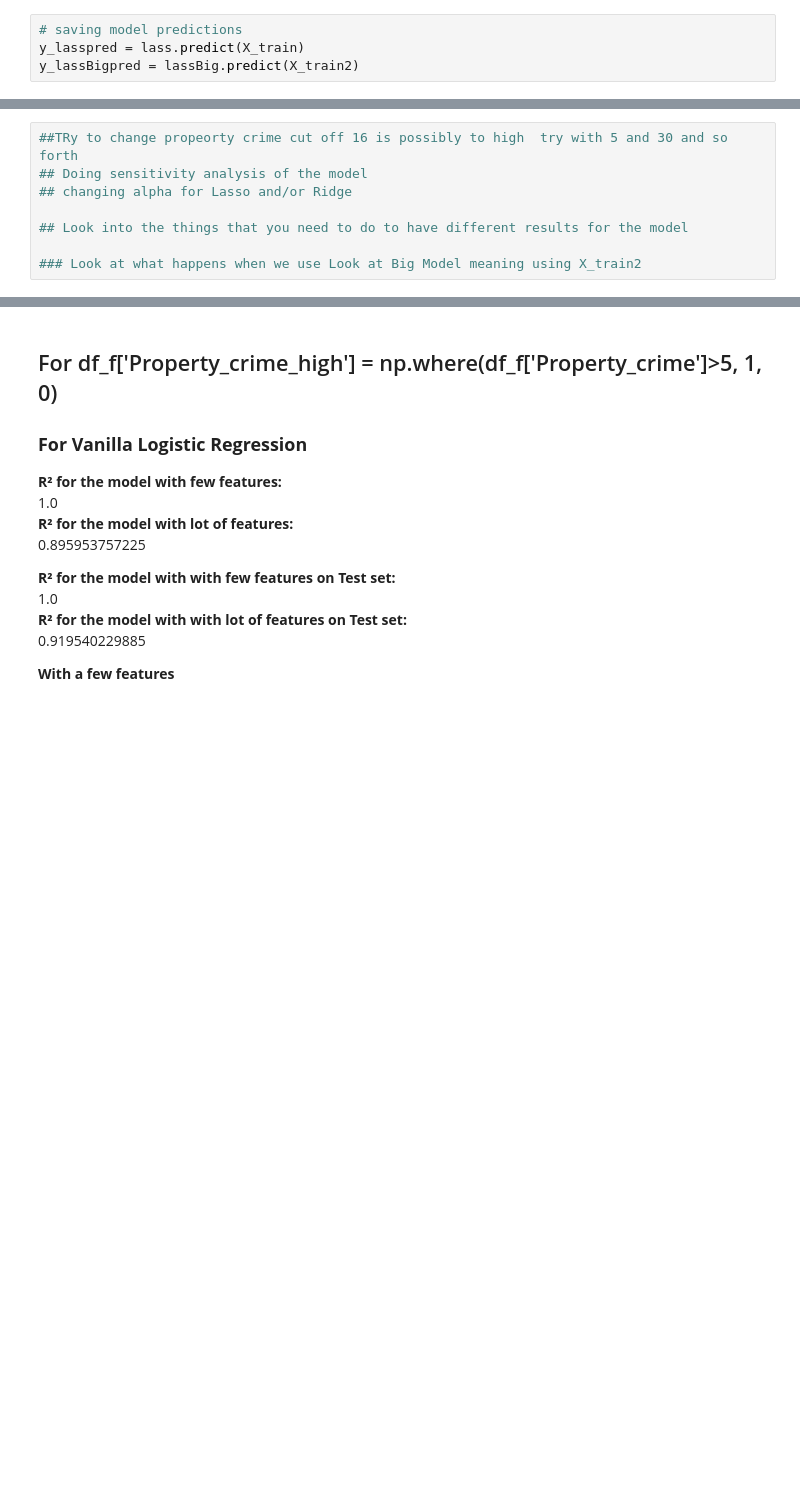
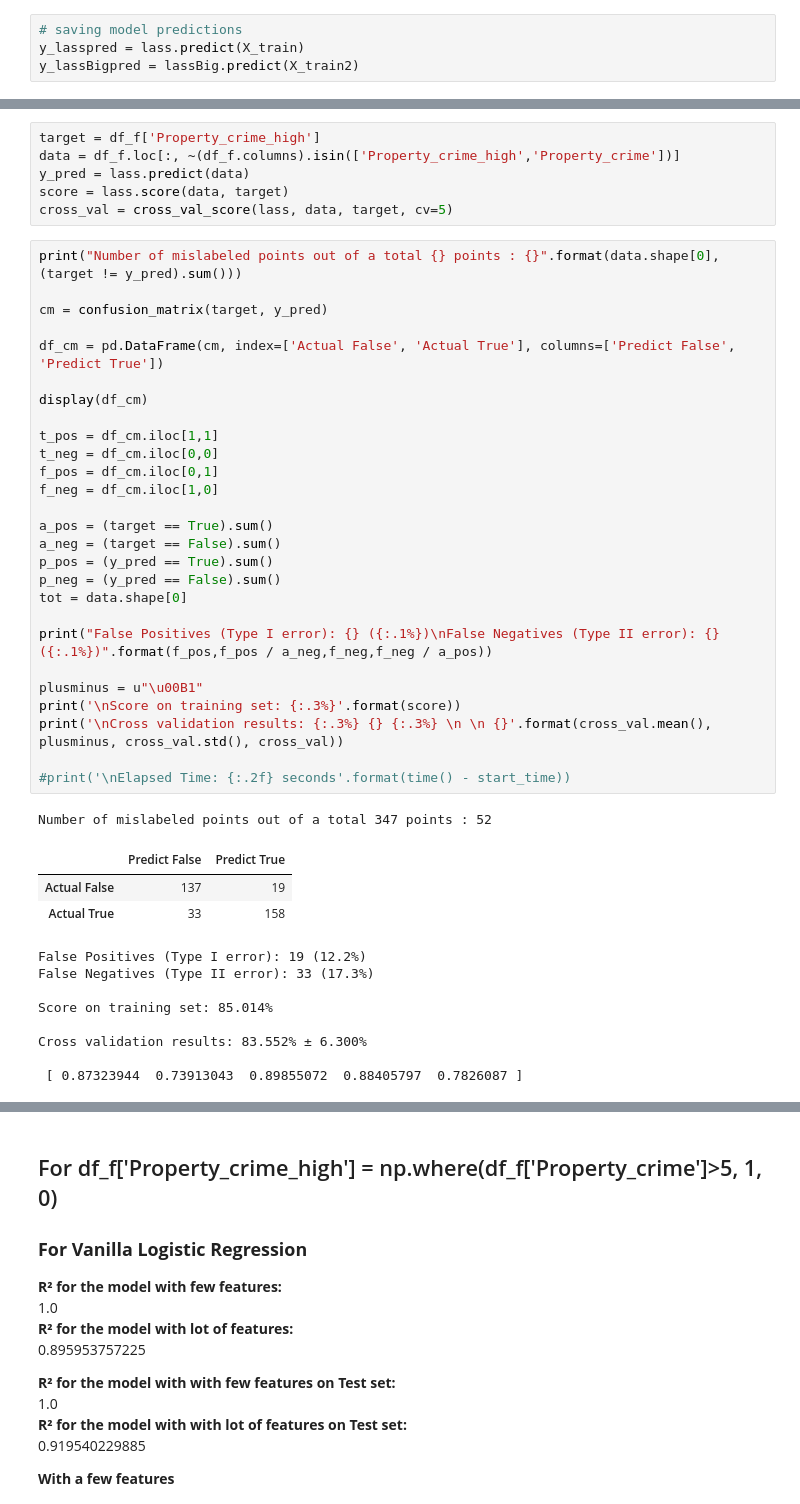
Before and after one commit to mguemon/Thinkful-, a Jupyter notebook: Challenge_AdvancedRegression.ipynb, the cells around one changed output, grey strips where cells are left out. Drawn from its saved outputs; the diff is of its cells as text; blank space fills up the shorter version.

```diff
--- a/Challenge_AdvancedRegression.ipynb
+++ b/Challenge_AdvancedRegression.ipynb
@@ -613,8 +736,46 @@ Average Score with lots of features:  0.991385997142
-# %%
-##TRy to change propeorty crime cut off 16 is possibly to high  try with 5 and 30 and so forth
-## Doing sensitivity analysis of the model
-## changing alpha for Lasso and/or Ridge
-
-## Look into the things that you need to do to have different results for the model
-
-### Look at what happens when we use Look at Big Model meaning using X_train2
+# %%
+target = df_f['Property_crime_high']
+data = df_f.loc[:, ~(df_f.columns).isin(['Property_crime_high','Property_crime'])]
+y_pred = lass.predict(data)
+score = lass.score(data, target)
+cross_val = cross_val_score(lass, data, target, cv=5)
+# %%
+print("Number of mislabeled points out of a total {} points : {}".format(data.shape[0], (target != y_pred).sum()))
+
+cm = confusion_matrix(target, y_pred)
+
+df_cm = pd.DataFrame(cm, index=['Actual False', 'Actual True'], columns=['Predict False', 'Predict True'])
+
+display(df_cm)
+
+t_pos = df_cm.iloc[1,1]
+t_neg = df_cm.iloc[0,0]
+f_pos = df_cm.iloc[0,1]
+f_neg = df_cm.iloc[1,0]
+
+a_pos = (target == True).sum()
+a_neg = (target == False).sum()
+p_pos = (y_pred == True).sum()
+p_neg = (y_pred == False).sum()
+tot = data.shape[0]
+
+print("False Positives (Type I error): {} ({:.1%})\nFalse Negatives (Type II error): {} ({:.1%})".format(f_pos,f_pos / a_neg,f_neg,f_neg / a_pos))
+
+plusminus = u"\u00B1"
+print('\nScore on training set: {:.3%}'.format(score))
+print('\nCross validation results: {:.3%} {} {:.3%} \n \n {}'.format(cross_val.mean(), plusminus, cross_val.std(), cross_val))
+
+#print('\nElapsed Time: {:.2f} seconds'.format(time() - start_time))
+# %% [output]
+Number of mislabeled points out of a total 347 points : 52
+|  | Predict False | Predict True |
+| Actual False | 137 | 19 |
+| Actual True | 33 | 158 |
+False Positives (Type I error): 19 (12.2%)
+False Negatives (Type II error): 33 (17.3%)
+
+Score on training set: 85.014%
+
+Cross validation results: 83.552% ± 6.300%
+
+ [ 0.87323944  0.73913043  0.89855072  0.88405797  0.7826087 ]
```
Also changed, not shown: parts of 41 cells of this notebook.
